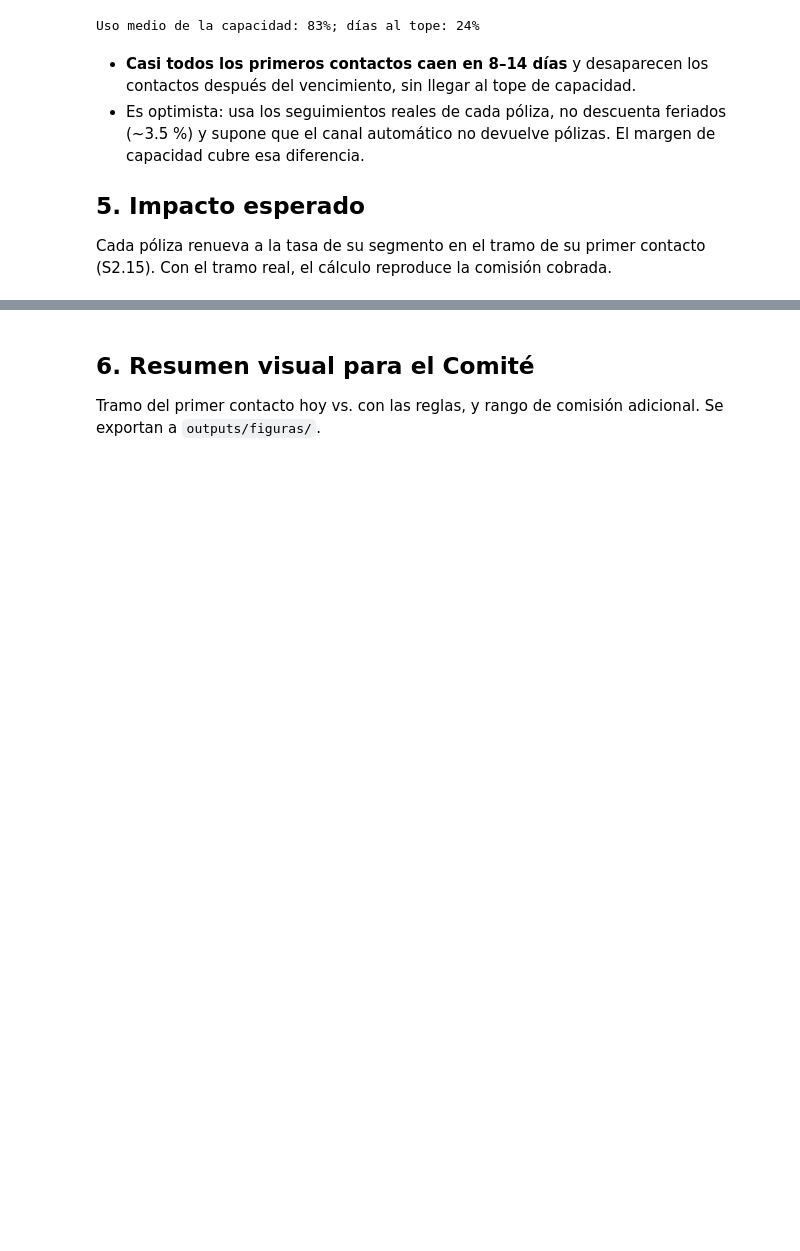
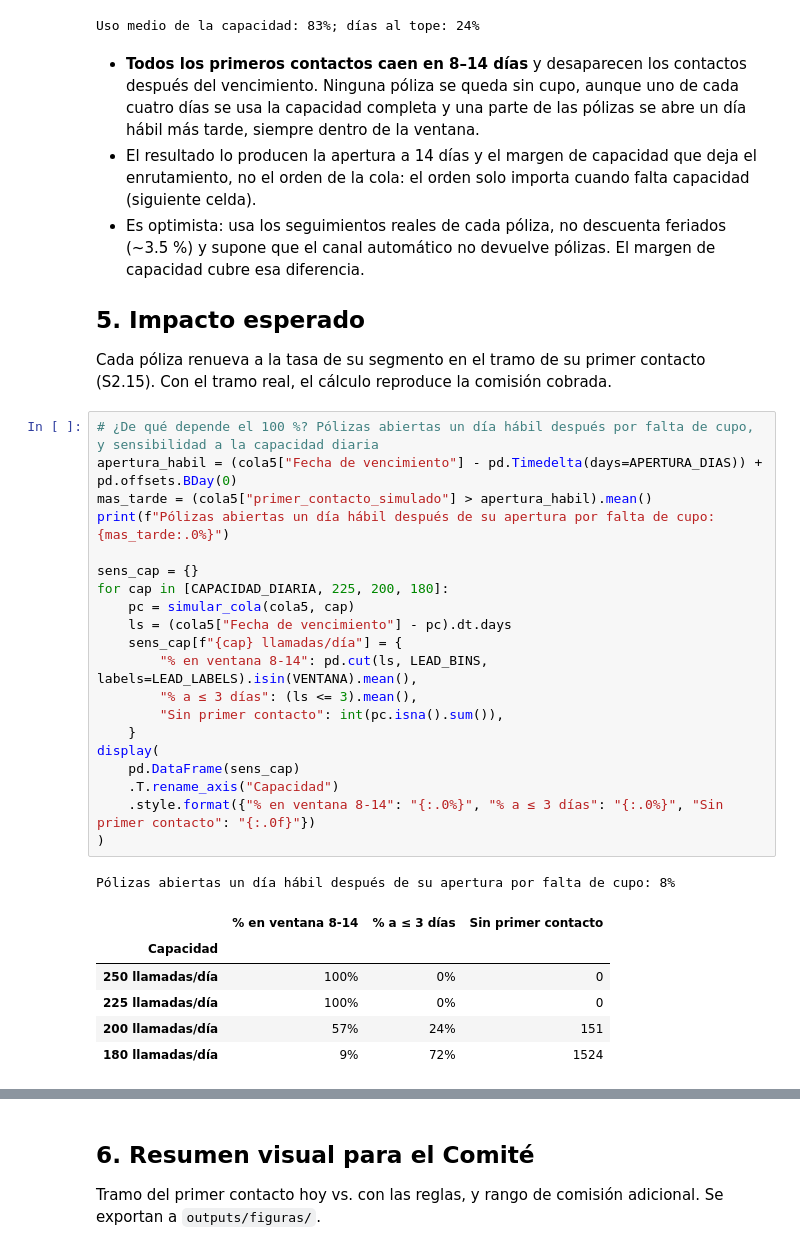
Before and after one commit to Steven-Mendez/prueba-tecnica-ingeniero-ia, a Jupyter notebook: notebooks/caso2/02_prototipo_priorizacion.ipynb, the cells around one changed output, grey strips where cells are left out. Drawn from its saved outputs; the diff is of its cells as text; blank space fills up the shorter version.

```diff
--- a/notebooks/caso2/02_prototipo_priorizacion.ipynb
+++ b/notebooks/caso2/02_prototipo_priorizacion.ipynb
@@ -308,11 +308,40 @@ print(
 [figure]
 Uso medio de la capacidad: 83%; días al tope: 24%
 # %% [markdown]
-- **Casi todos los primeros contactos caen en 8–14 días** y desaparecen los contactos después del vencimiento, sin llegar al tope de capacidad.
+- **Todos los primeros contactos caen en 8–14 días** y desaparecen los contactos después del vencimiento. Ninguna póliza se queda sin cupo, aunque uno de cada cuatro días se usa la capacidad completa y una parte de las pólizas se abre un día hábil más tarde, siempre dentro de la ventana.
+- El resultado lo producen la apertura a 14 días y el margen de capacidad que deja el enrutamiento, no el orden de la cola: el orden solo importa cuando falta capacidad (siguiente celda).
 - Es optimista: usa los seguimientos reales de cada póliza, no descuenta feriados (~3.5 %) y supone que el canal automático no devuelve pólizas. El margen de capacidad cubre esa diferencia.
 
 ## 5. Impacto esperado
 Cada póliza renueva a la tasa de su segmento en el tramo de su primer contacto (S2.15). Con el tramo real, el cálculo reproduce la comisión cobrada.
+# %%
+# ¿De qué depende el 100 %? Pólizas abiertas un día hábil después por falta de cupo, y sensibilidad a la capacidad diaria
+apertura_habil = (cola5["Fecha de vencimiento"] - pd.Timedelta(days=APERTURA_DIAS)) + pd.offsets.BDay(0)
+mas_tarde = (cola5["primer_contacto_simulado"] > apertura_habil).mean()
+print(f"Pólizas abiertas un día hábil después de su apertura por falta de cupo: {mas_tarde:.0%}")
+
+sens_cap = {}
+for cap in [CAPACIDAD_DIARIA, 225, 200, 180]:
+    pc = simular_cola(cola5, cap)
+    ls = (cola5["Fecha de vencimiento"] - pc).dt.days
+    sens_cap[f"{cap} llamadas/día"] = {
+        "% en ventana 8-14": pd.cut(ls, LEAD_BINS, labels=LEAD_LABELS).isin(VENTANA).mean(),
+        "% a ≤ 3 días": (ls <= 3).mean(),
+        "Sin primer contacto": int(pc.isna().sum()),
+    }
+display(
+    pd.DataFrame(sens_cap)
+    .T.rename_axis("Capacidad")
+    .style.format({"% en ventana 8-14": "{:.0%}", "% a ≤ 3 días": "{:.0%}", "Sin primer contacto": "{:.0f}"})
+)
+# %% [output]
+Pólizas abiertas un día hábil después de su apertura por falta de cupo: 8%
+|  | % en ventana 8-14 | % a ≤ 3 días | Sin primer contacto |
+| Capacidad |  |  |  |
+| 250 llamadas/día | 100% | 0% | 0 |
+| 225 llamadas/día | 100% | 0% | 0 |
+| 200 llamadas/día | 57% | 24% | 151 |
+| 180 llamadas/día | 9% | 72% | 1524 |
 # %%
 def esperado(df, col_bucket, tabla=None):
     # Comisión esperada: cada póliza renueva a la tasa de su segmento en el tramo indicado (tabla por defecto: 13 meses)
```
Also changed, not shown: parts of 9 cells of this notebook, 8 other files.
